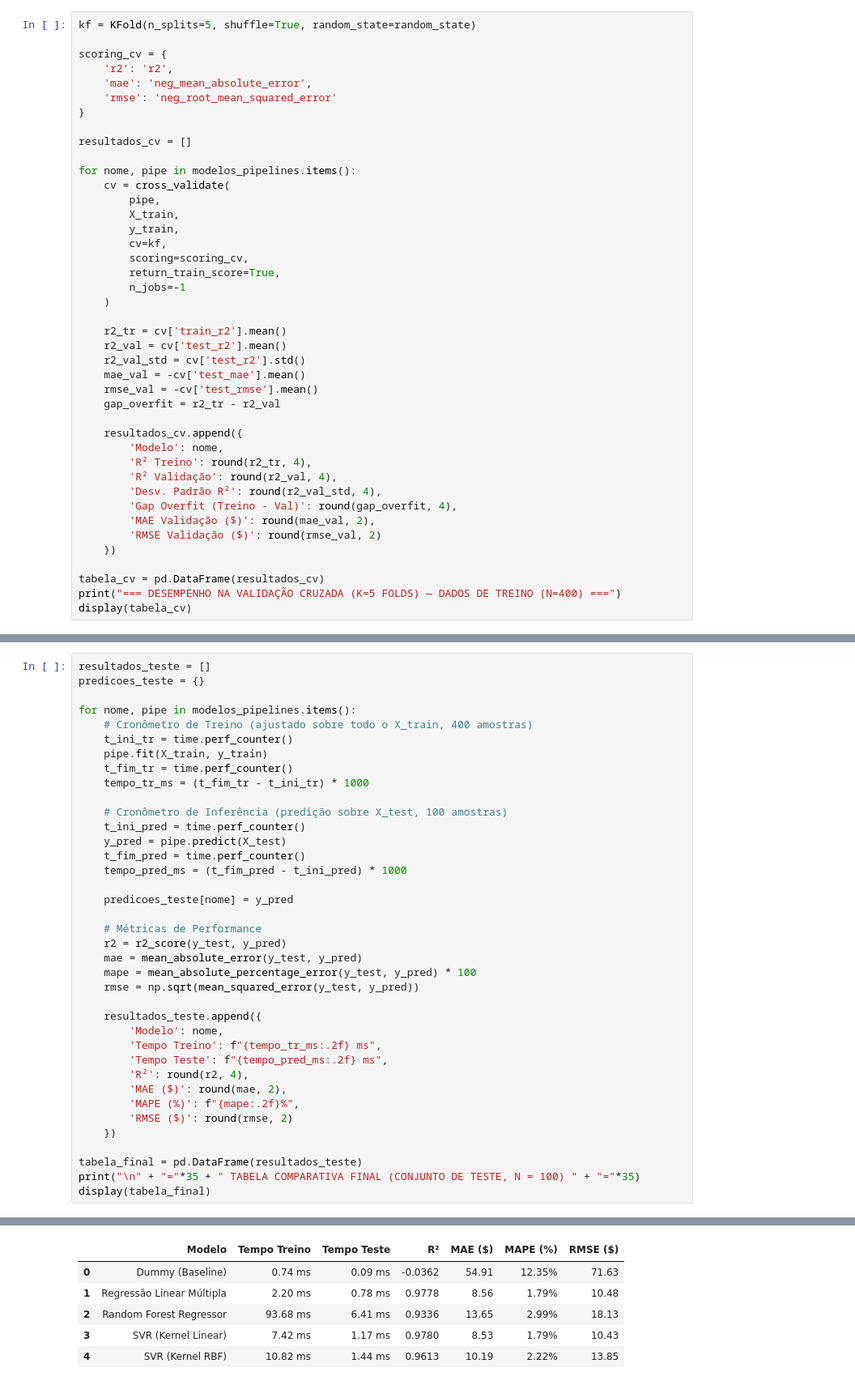
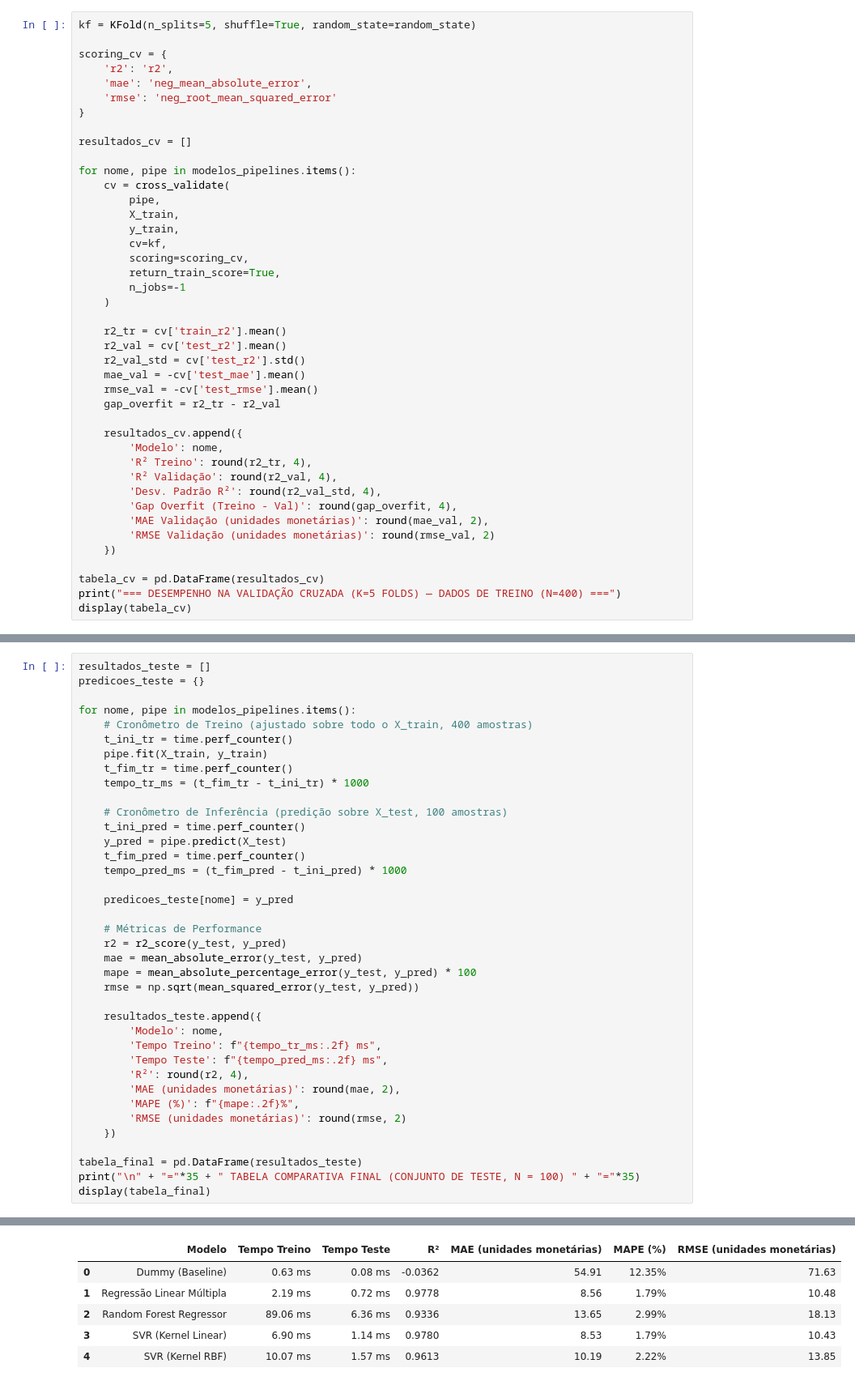
Before and after one commit to GabrielNito/desafio-do-oraculo-preditivo, a Jupyter notebook: notebooks/ecommerce_customers.ipynb, the cells around one changed output, grey strips where cells are left out. Shown at 81% size. Drawn from its saved outputs; the diff is of its cells as text.

Commit message:
feat: finalize model validation and technical discussion

```diff
--- a/notebooks/ecommerce_customers.ipynb
+++ b/notebooks/ecommerce_customers.ipynb
@@ -886,8 +997,8 @@ for nome, pipe in modelos_pipelines.items():
         'R² Validação': round(r2_val, 4),
         'Desv. Padrão R²': round(r2_val_std, 4),
         'Gap Overfit (Treino - Val)': round(gap_overfit, 4),
-        'MAE Validação ($)': round(mae_val, 2),
-        'RMSE Validação ($)': round(rmse_val, 2)
+        'MAE Validação (unidades monetárias)': round(mae_val, 2),
+        'RMSE Validação (unidades monetárias)': round(rmse_val, 2)
     })
 
 tabela_cv = pd.DataFrame(resultados_cv)
@@ -939,41 +1051,41 @@ for nome, pipe in modelos_pipelines.items():
     t_fim_tr = time.perf_counter()
     tempo_tr_ms = (t_fim_tr - t_ini_tr) * 1000
 
     # Cronômetro de Inferência (predição sobre X_test, 100 amostras)
     t_ini_pred = time.perf_counter()
     y_pred = pipe.predict(X_test)
     t_fim_pred = time.perf_counter()
     tempo_pred_ms = (t_fim_pred - t_ini_pred) * 1000
 
     predicoes_teste[nome] = y_pred
 
     # Métricas de Performance
     r2 = r2_score(y_test, y_pred)
     mae = mean_absolute_error(y_test, y_pred)
     mape = mean_absolute_percentage_error(y_test, y_pred) * 100
     rmse = np.sqrt(mean_squared_error(y_test, y_pred))
 
     resultados_teste.append({
         'Modelo': nome,
         'Tempo Treino': f"{tempo_tr_ms:.2f} ms",
         'Tempo Teste': f"{tempo_pred_ms:.2f} ms",
         'R²': round(r2, 4),
-        'MAE ($)': round(mae, 2),
+        'MAE (unidades monetárias)': round(mae, 2),
         'MAPE (%)': f"{mape:.2f}%",
-        'RMSE ($)': round(rmse, 2)
+        'RMSE (unidades monetárias)': round(rmse, 2)
     })
 
 tabela_final = pd.DataFrame(resultados_teste)
 print("\n" + "="*35 + " TABELA COMPARATIVA FINAL (CONJUNTO DE TESTE, N = 100) " + "="*35)
 display(tabela_final)
 # %% [output]
 =================================== TABELA COMPARATIVA FINAL (CONJUNTO DE TESTE, N = 100) ===================================
-|  | Modelo | Tempo Treino | Tempo Teste | R² | MAE ($) | MAPE (%) | RMSE ($) |
-| 0 | Dummy (Baseline) | 0.74 ms | 0.09 ms | -0.0362 | 54.91 | 12.35% | 71.63 |
-| 1 | Regressão Linear Múltipla | 2.20 ms | 0.78 ms | 0.9778 | 8.56 | 1.79% | 10.48 |
-| 2 | Random Forest Regressor | 93.68 ms | 6.41 ms | 0.9336 | 13.65 | 2.99% | 18.13 |
-| 3 | SVR (Kernel Linear) | 7.42 ms | 1.17 ms | 0.9780 | 8.53 | 1.79% | 10.43 |
-| 4 | SVR (Kernel RBF) | 10.82 ms | 1.44 ms | 0.9613 | 10.19 | 2.22% | 13.85 |
+|  | Modelo | Tempo Treino | Tempo Teste | R² | MAE (unidades monetárias) | MAPE (%) | RMSE (unidades monetárias) |
+| 0 | Dummy (Baseline) | 0.63 ms | 0.08 ms | -0.0362 | 54.91 | 12.35% | 71.63 |
+| 1 | Regressão Linear Múltipla | 2.19 ms | 0.72 ms | 0.9778 | 8.56 | 1.79% | 10.48 |
+| 2 | Random Forest Regressor | 89.06 ms | 6.36 ms | 0.9336 | 13.65 | 2.99% | 18.13 |
+| 3 | SVR (Kernel Linear) | 6.90 ms | 1.14 ms | 0.9780 | 8.53 | 1.79% | 10.43 |
+| 4 | SVR (Kernel RBF) | 10.07 ms | 1.57 ms | 0.9613 | 10.19 | 2.22% | 13.85 |
 # %% [markdown]
 ## 19. Visualizações de Performance e Diagnóstico dos Modelos (Etapa 05)
 
```
Also changed, not shown: parts of 15 cells of this notebook, 1 other file.
